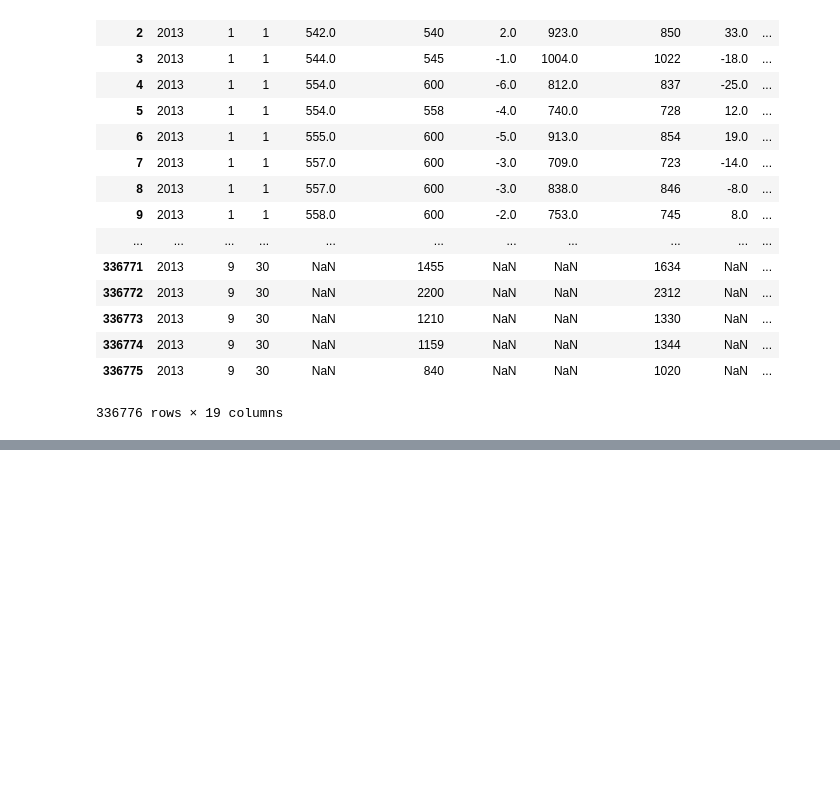
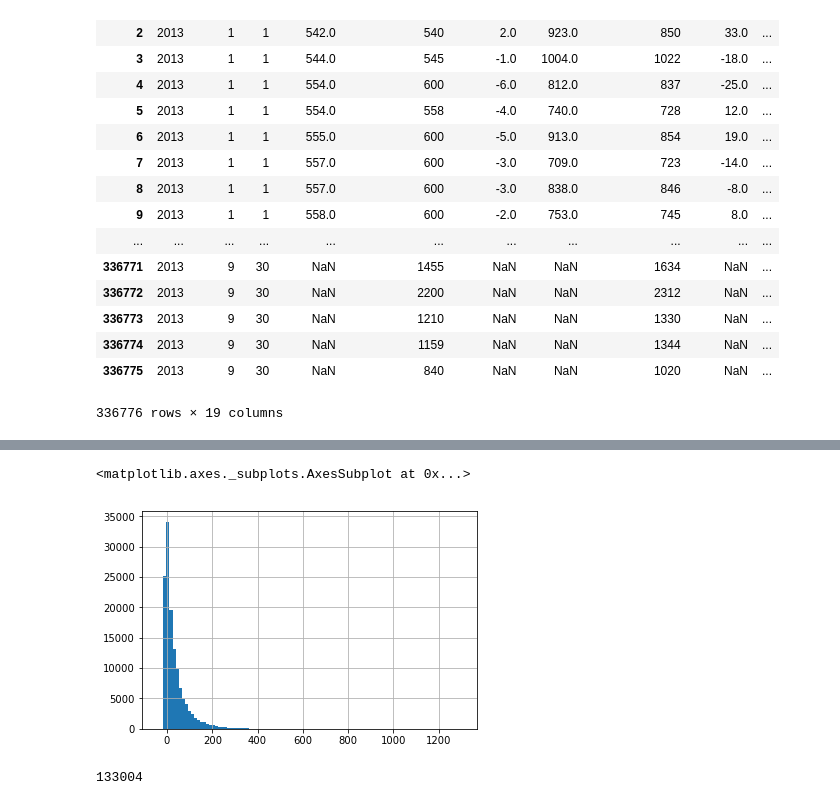
Before and after one commit to gtmaskall/python_nycflights_demo, a Jupyter notebook: nycflights analysis.ipynb, the cells around one changed output, grey strips where cells are left out. Drawn from its saved outputs; the diff is of its cells as text; code cells hidden in the pictures; blank space fills up the shorter version.

```diff
--- a/nycflights analysis.ipynb
+++ b/nycflights analysis.ipynb
@@ -33,0 +43,9 @@ flights["dep_delay"].plot(kind = 'hist')
+# %%
+flights["dep_delay"][flights["arr_delay"] > 0].hist(bins=100)
+# %% [output]
+<matplotlib.axes._subplots.AxesSubplot at 0x...>
+[figure, added]
+# %%
+flights["dep_delay"][flights["arr_delay"] > 0].size
+# %% [output]
+133004
```
Also changed, not shown: parts of 8 cells of this notebook, 1 other file.
